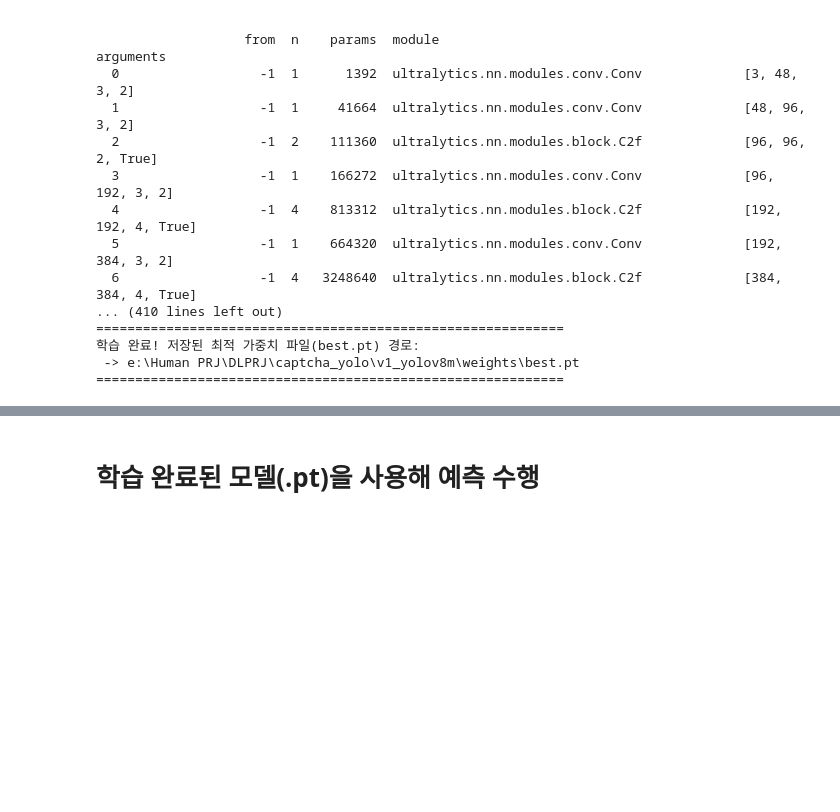
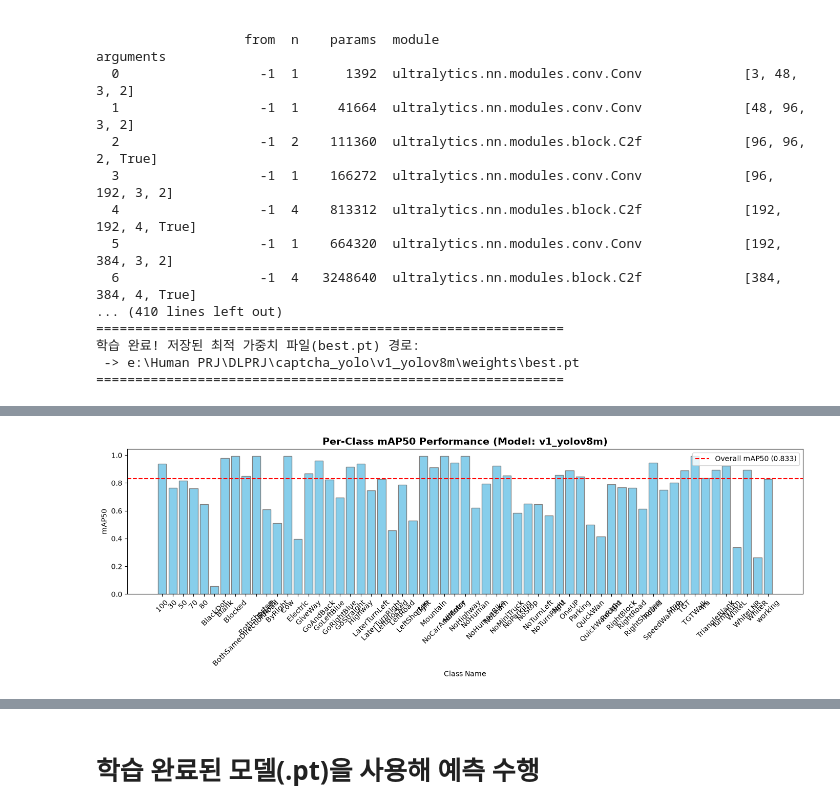
Before and after one commit to SungJin-Park530/DLPRJ, a Jupyter notebook: 박성진_딥러닝프로젝트.ipynb, the cells around one changed output, grey strips where cells are left out. Drawn from its saved outputs; the diff is of its cells as text; code cells hidden in the pictures; blank space fills up the shorter version.

```diff
--- a/박성진_딥러닝프로젝트.ipynb
+++ b/박성진_딥러닝프로젝트.ipynb
@@ -437,3 +437,73 @@ Overriding model.yaml nc=80 with nc=59
 학습 완료! 저장된 최적 가중치 파일(best.pt) 경로:
  -> e:\Human PRJ\DLPRJ\captcha_yolo\v1_yolov8m\weights\best.pt
 ============================================================
+# %%
+# 기본 모델에 대한 성능 평가
+# 사전에 확인한 결과 클래스 데이터가 매우 불균형했음
+# 클래스 불균형을 해소하기 전에, 실제로 불균형 해소가 필요한지 평가지표를 통해 검증
+%matplotlib inline
+
+import os
+import pandas as pd
+import numpy as np
+import matplotlib.pyplot as plt
+from ultralytics import YOLO
+
+# 기존 학습 완료된 모델 가중치 경로 설정
+model_path = './runs/detect/captcha_yolo/v1_yolov8m/weights/best.pt'
+
+# 모델 로드
+model = YOLO(model_path)
+
+# test 데이터셋 전체 평가 실행 (split='test')
+print("=== test 데이터셋 클래스별 평가 진행 중... ===")
+results = model.val(data=yaml_path, split='test', verbose=False)
+
+# 클래스별 평가지표 데이터 프레임 구축
+class_names = model.names  # {0: '0', 1: '1', ..., 35: 'Z'} 등
+
+# 클래스별 AP50, Precision, Recall 추출
+class_map50 = results.box.maps   # 각 클래스별 mAP50 배열
+class_precision = results.box.p  # 각 클래스별 Precision 배열
+class_recall = results.box.r     # 각 클래스별 Recall 배열
+
+df_metrics = []
+for idx, name in class_names.items():
+    p = class_precision[idx] if idx < len(class_precision) else 0.0
+    r = class_recall[idx] if idx < len(class_recall) else 0.0
+    ap = class_map50[idx] if idx < len(class_map50) else 0.0
+
+    df_metrics.append({
+        'Class_ID': idx,
+        'Class_Name': name,
+        'Precision': round(float(p), 4),
+        'Recall': round(float(r), 4),
+        'mAP50': round(float(ap), 4)
+    })
+
+df_result = pd.DataFrame(df_metrics)
+
+# 전체 요약 성능 출력
+print("\n" + "="*50)
+print(f" [기존 모델 전체 요약 지표 (Test Set)]")
+print(f" - Overall Precision : {results.box.mp:.4f}")
+print(f" - Overall Recall    : {results.box.mr:.4f}")
+print(f" - Overall mAP50     : {results.box.map50:.4f}")
+print("="*50)
+
+# mAP50 기준 성능 하위 10개 클래스 (취약 클래스) 출력
+print("\n [mAP50 기준 성능 취약 클래스 Top 10]")
+print(df_result.sort_values(by='mAP50', ascending=True).head(10).to_string(index=False))
+
+# 클래스별 mAP50 시각화 (성능 편차 및 파임 현상 확인)
+plt.figure(figsize=(14, 5))
+plt.bar(df_result['Class_Name'], df_result['mAP50'], color='skyblue', edgecolor='gray')
+plt.axhline(results.box.map50, color='red', linestyle='--', label=f'Overall mAP50 ({results.box.map50:.3f})')
+plt.title('Per-Class mAP50 Performance (Model: v1_yolov8m)', fontsize=14, fontweight='bold')
+plt.xlabel('Class Name')
+plt.ylabel('mAP50')
+plt.xticks(rotation=45)
+plt.legend()
+plt.tight_layout()
+plt.show()
+# %% [output]
@@ -439,0 +527 @@ Overriding model.yaml nc=80 with nc=59
+[figure, added]
```
Also changed, not shown: parts of 10 cells of this notebook.
